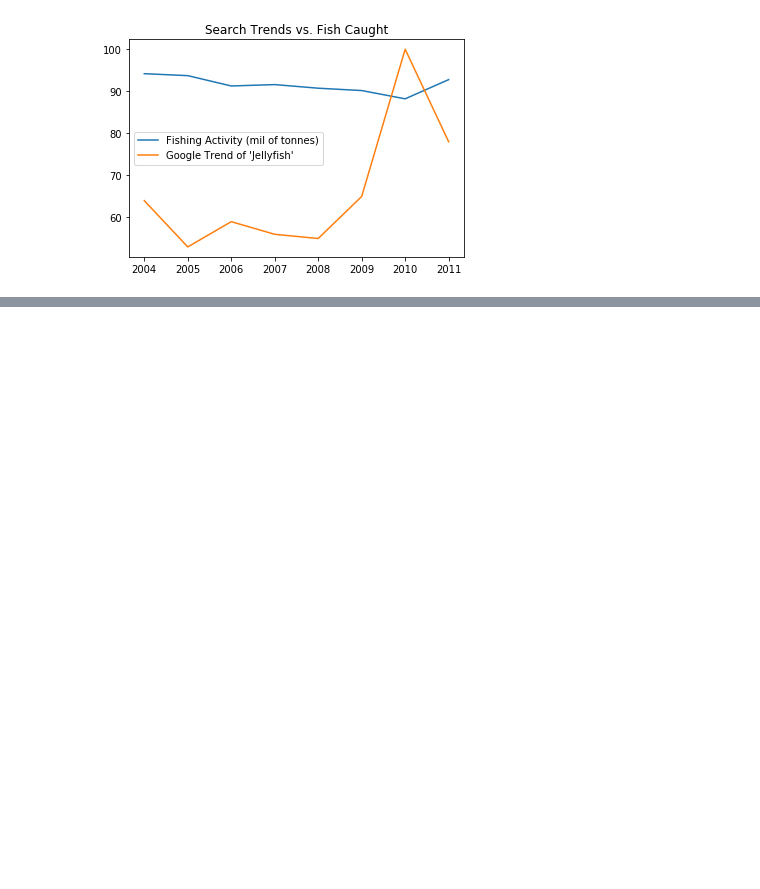
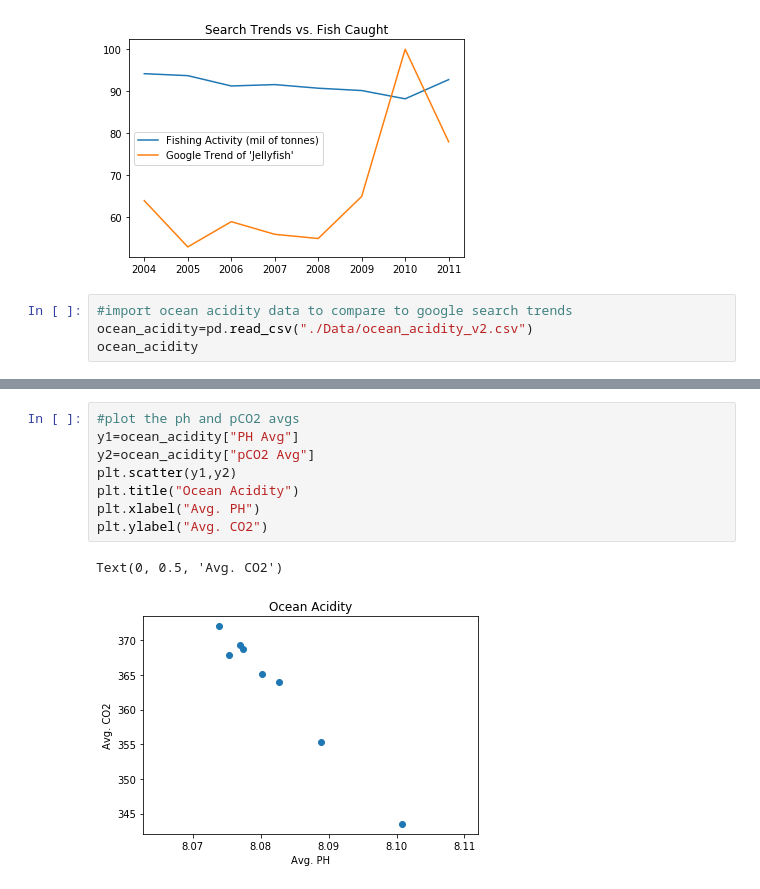
Before and after one commit to anniid/project_1, a Jupyter notebook: google search impact.ipynb, the cells around one changed output, grey strips where cells are left out. Saved outputs shown, nothing was run; the diff lists cells and outputs as text; blank space fills up the shorter version.

Commit message:
additional analysis on ocean acidity

```diff
--- a/google search impact.ipynb
+++ b/google search impact.ipynb
@@ -150,3 +147,7 @@ plt.title("Search Trends vs. Fish Caught")
 # %% [output]
 Text(0.5, 1.0, 'Search Trends vs. Fish Caught')
 [figure]
+# %%
+#import ocean acidity data to compare to google search trends
+ocean_acidity=pd.read_csv("./Data/ocean_acidity_v2.csv")
+ocean_acidity
@@ -152,0 +164,11 @@ Text(0.5, 1.0, 'Search Trends vs. Fish Caught')
+# %%
+#plot the ph and pCO2 avgs
+y1=ocean_acidity["PH Avg"]
+y2=ocean_acidity["pCO2 Avg"]
+plt.scatter(y1,y2)
+plt.title("Ocean Acidity")
+plt.xlabel("Avg. PH")
+plt.ylabel("Avg. CO2")
+# %% [output]
+Text(0, 0.5, 'Avg. CO2')
+[figure, added]
```
Also changed, not shown: parts of 5 cells of this notebook, 2 other files.
